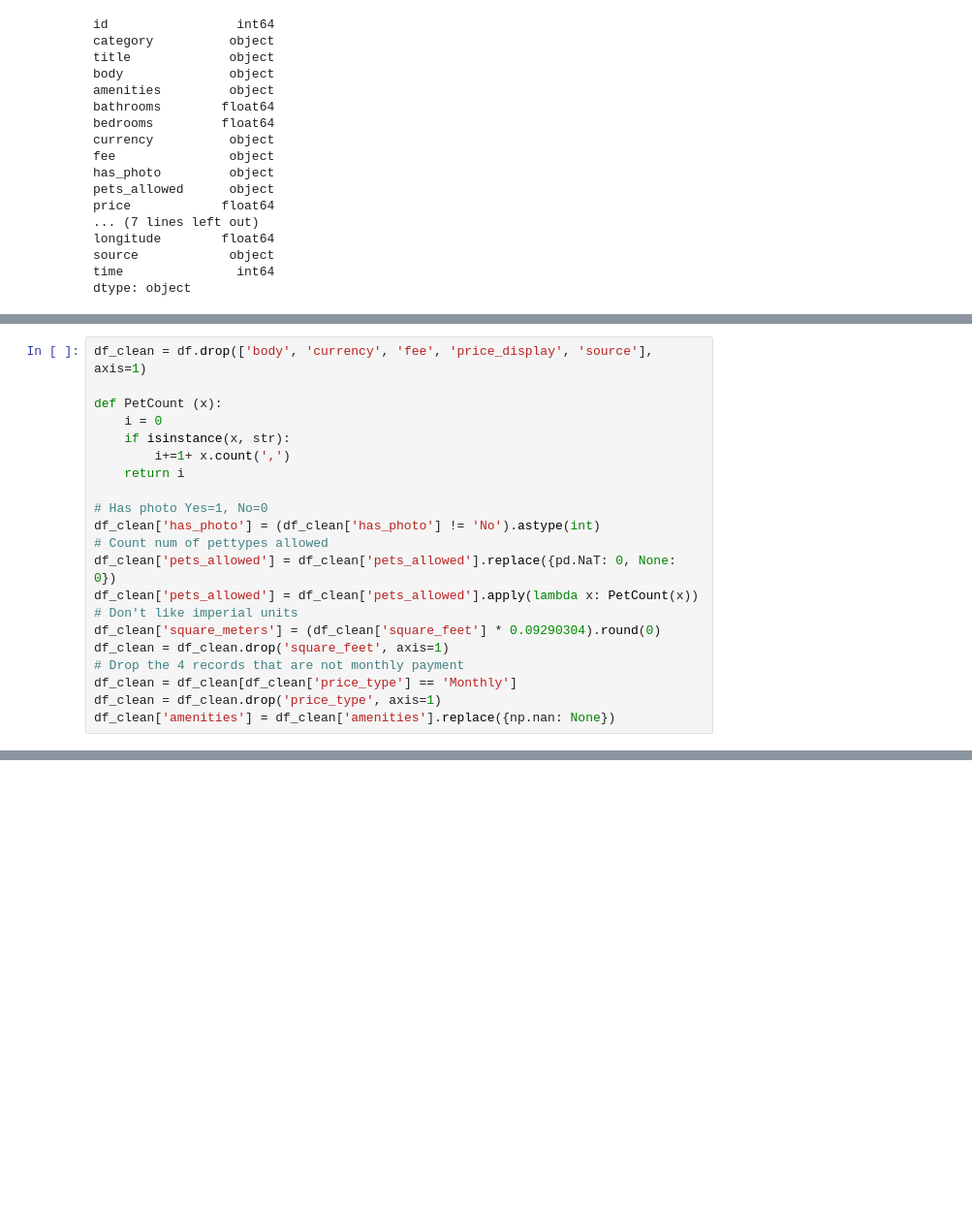
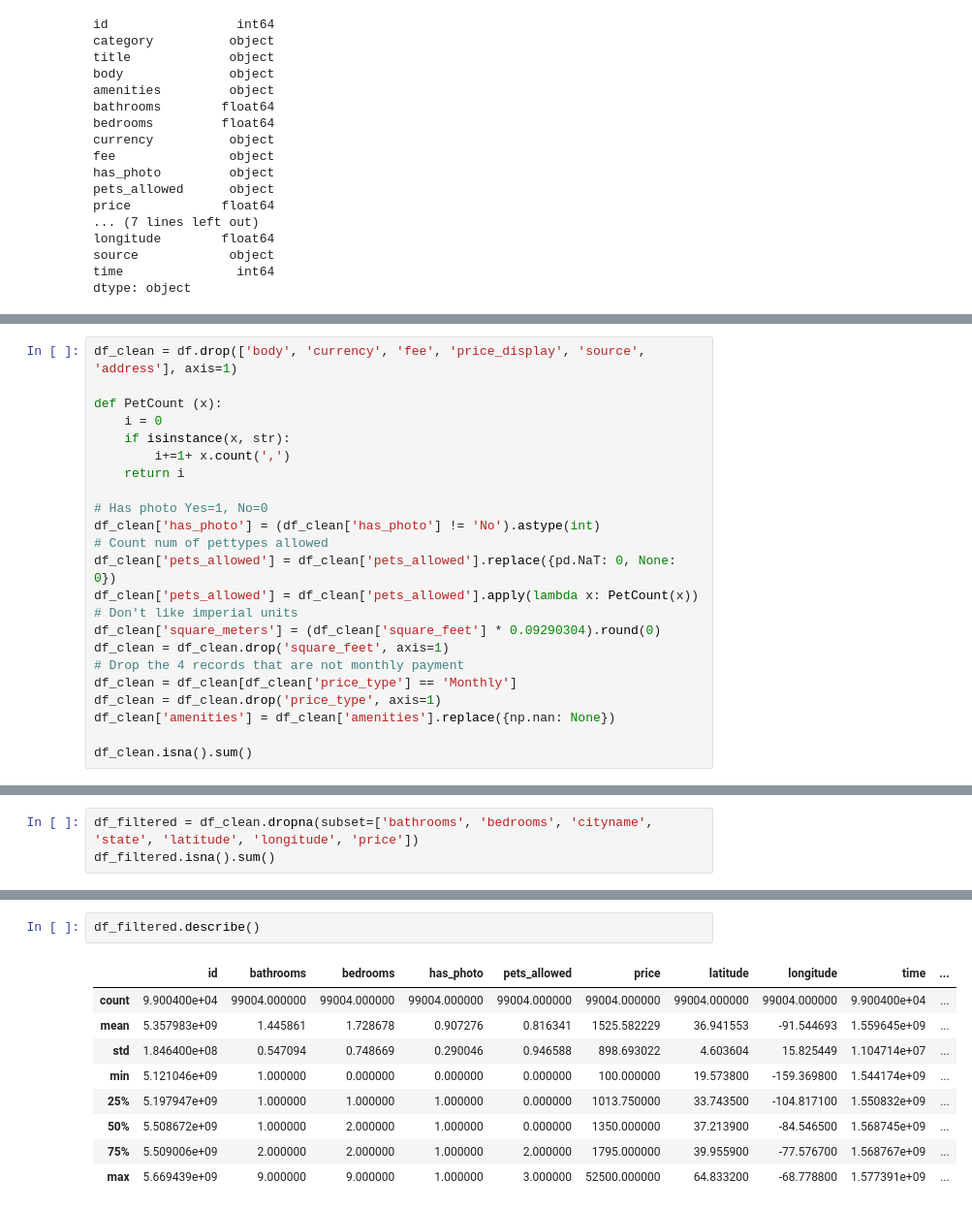
Before and after one commit to NawfalAffald/Personal-Projects, a Jupyter notebook: Properties US/Notebook.ipynb, the cells around one changed output, grey strips where cells are left out. Shown at 97% size. Cells and saved outputs as stored; diff of their text form; blank space fills up the shorter version.

Commit message:
data collection/cleaning/exploration

```diff
--- a/Properties US/Notebook.ipynb
+++ b/Properties US/Notebook.ipynb
@@ -47,6 +50,6 @@ dtype: object
 Lot of redundant features. 'body' contains text-description of property, 'currency' is predominately USD, 'fee' is >99% no and i don't even know what it means, 'source' is whatever web-platform the data was scraped from. Additionally i'll want to convert whatever string features into numerical ones.
 # %%
-df_clean = df.drop(['body', 'currency', 'fee', 'price_display', 'source'], axis=1)
+df_clean = df.drop(['body', 'currency', 'fee', 'price_display', 'source', 'address'], axis=1)
 
 def PetCount (x):
     i = 0
@@ -66,3 +69,5 @@ df_clean = df_clean.drop('square_feet', axis=1)
 df_clean = df_clean[df_clean['price_type'] == 'Monthly']
 df_clean = df_clean.drop('price_type', axis=1)
 df_clean['amenities'] = df_clean['amenities'].replace({np.nan: None})
+
+df_clean.isna().sum()
@@ -68,0 +93,3 @@ df_clean['amenities'] = df_clean['amenities'].replace({np.nan: None})
+# %%
+df_filtered = df_clean.dropna(subset=['bathrooms', 'bedrooms', 'cityname', 'state', 'latitude', 'longitude', 'price'])
+df_filtered.isna().sum()
@@ -68,0 +113,12 @@ df_clean['amenities'] = df_clean['amenities'].replace({np.nan: None})
+# %%
+df_filtered.describe()
+# %% [output]
+|  | id | bathrooms | bedrooms | has_photo | pets_allowed | price | latitude | longitude | time | ... |
+| count | 9.900400e+04 | 99004.000000 | 99004.000000 | 99004.000000 | 99004.000000 | 99004.000000 | 99004.000000 | 99004.000000 | 9.900400e+04 | ... |
+| mean | 5.357983e+09 | 1.445861 | 1.728678 | 0.907276 | 0.816341 | 1525.582229 | 36.941553 | -91.544693 | 1.559645e+09 | ... |
+| std | 1.846400e+08 | 0.547094 | 0.748669 | 0.290046 | 0.946588 | 898.693022 | 4.603604 | 15.825449 | 1.104714e+07 | ... |
+| min | 5.121046e+09 | 1.000000 | 0.000000 | 0.000000 | 0.000000 | 100.000000 | 19.573800 | -159.369800 | 1.544174e+09 | ... |
+| 25% | 5.197947e+09 | 1.000000 | 1.000000 | 1.000000 | 0.000000 | 1013.750000 | 33.743500 | -104.817100 | 1.550832e+09 | ... |
+| 50% | 5.508672e+09 | 1.000000 | 2.000000 | 1.000000 | 0.000000 | 1350.000000 | 37.213900 | -84.546500 | 1.568745e+09 | ... |
+| 75% | 5.509006e+09 | 2.000000 | 2.000000 | 1.000000 | 2.000000 | 1795.000000 | 39.955900 | -77.576700 | 1.568767e+09 | ... |
+| max | 5.669439e+09 | 9.000000 | 9.000000 | 1.000000 | 3.000000 | 52500.000000 | 64.833200 | -68.778800 | 1.577391e+09 | ... |
```
Also changed, not shown: parts of 7 cells of this notebook.
